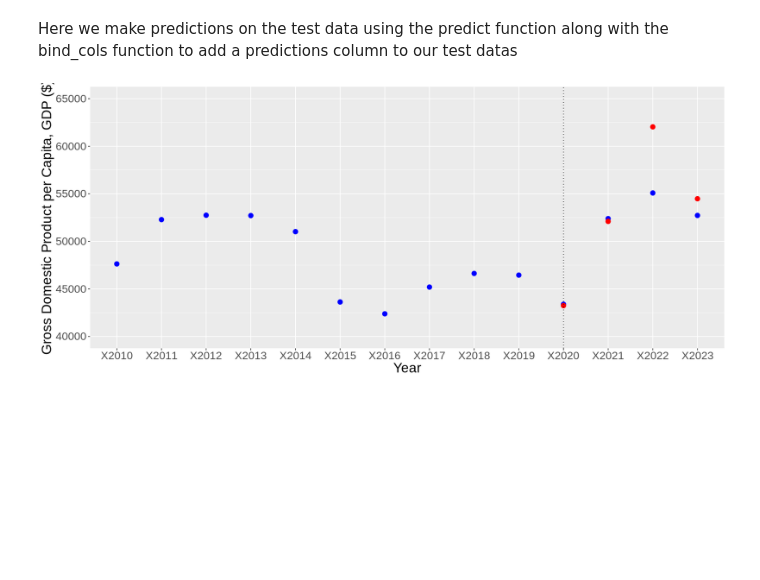
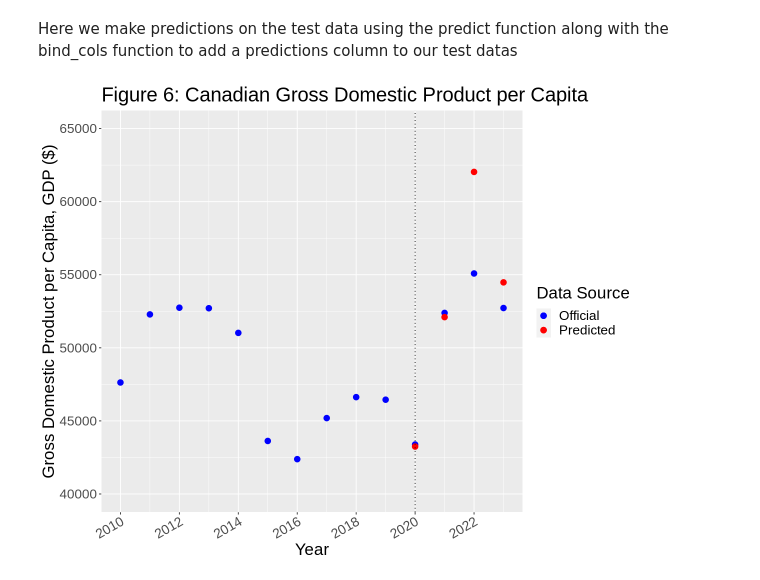
Before and after one commit to mparhar1/DSCI-100-Group-48-Project, a Jupyter notebook: data_analysis_draft.ipynb, the cells around one changed output. Saved outputs shown, nothing was run; the diff lists cells and outputs as text; code cells hidden in the pictures; blank space fills up the shorter version.

```diff
--- a/data_analysis_draft.ipynb
+++ b/data_analysis_draft.ipynb
@@ -30,13 +30,14 @@ can_economic_df <- G20_economic_data |>
                  names_to = "Year",
                  values_to = "Metric"
                 ) |>
-    group_by(Country, Year, Subject.Descriptor) |>
+    group_by(Year, Subject.Descriptor) |>
     summarise(Metric = mean(Metric, na.rm = TRUE)) |>
     pivot_wider(names_from = Subject.Descriptor,
                 values_from = Metric
                )
 
 colnames(can_economic_df) <- make.names(colnames(can_economic_df), unique = TRUE)
+can_economic_df$Year <- as.integer(gsub("X", "", can_economic_df$Year))
 
 can_economic_df
 # %% [output]
@@ -222,7 +250,17 @@ A grouped_df: 4 × 7
 # %%
-can_gdp_preds <- lm_fit_can |>
-    predict(can_post_2020_econ_stats) |>
-    bind_cols(can_post_2020_econ_stats)
+can_gdp_preds_values <- tibble(Year = c(2020, 2021, 2022, 2023),
+                      Gross.domestic.product.per.capita..current.prices = c(43244.82, 52099.60, 62034.42, 54477.86)
+                     )
+attr(can_gdp_preds_values, "title") <- "Table 3: Summary of the Model's Predictions"
 
-can_gdp_preds
+can_full_pandemic_gdp_stats_with_preds <- lm_fit_can |>
+    predict(can_pandemic_econ_df) |>
+    bind_cols(can_pandemic_econ_df)
+attr(can_full_pandemic_gdp_stats_with_preds, "title") <- "Table 4: Full Summary of the Pandemic-Era Economic Data with the Predictions"
+
+cat(attr(can_gdp_preds_values, "title"), "\n")
+can_gdp_preds_values
+
+cat(attr(can_full_pandemic_gdp_stats_with_preds, "title"), "\n")
+can_full_pandemic_gdp_stats_with_preds
 # %% [output]
@@ -236,20 +283,20 @@ A tibble: 4 × 8
 # %% [markdown]
 Here we make predictions on the test data using the predict function along with the bind_cols function to add a predictions column to our test datas
 # %%
-full_canada_data <- filter(tidy_G20_economic_data, Country == "Canada")
-pred_values <- tibble(Year = c("X2020", "X2021", "X2022", "X2023"), Gross.domestic.product.per.capita..current.prices = c(43244.82, 52099.60, 62034.42, 54477.86))
-
-options(repr.plot.height = , repr.plot.width = 14)
-can_gdp_visual <- full_canada_data |>
-    ggplot(aes(x = Year, y = Gross.domestic.product.per.capita..current.prices)) +
-        geom_point(color = "blue", size = 3) +
-        geom_point(data = pred_values, aes(x = Year, y = Gross.domestic.product.per.capita..current.prices), color = "red", size = 3) +
-        geom_vline(xintercept = "X2020", linetype = "dotted") +
-        ylim(min=40000, max=65000) +
+can_analysis_gdp_plot <- can_economic_df |>
+    ggplot(aes(x = Year, y = Gross.domestic.product.per.capita..current.prices, color = "Official")) +
+        geom_point(size = 3, show.legend = TRUE) +
+        geom_point(data = can_gdp_preds_values, aes(x = Year, y = Gross.domestic.product.per.capita..current.prices, color = "Predicted"), size = 3, show.legend = TRUE) +
+        scale_color_manual(values = c("Official" = "Blue", "Predicted" = "Red")) +    # this line is necessary to define custom colors
+        geom_vline(xintercept = 2020, linetype = "dotted") +
+        scale_x_continuous(breaks = seq(2010, 2023, by = 2)) +
+        ylim(min = 40000, max = 65000) +
         xlab("Year") +
         ylab("Gross Domestic Product per Capita, GDP ($)") +
-        theme(text = element_text(size = 20))
+        labs(color = "Data Source") +
+        ggtitle("Figure 6: Canadian Gross Domestic Product per Capita") +
+        theme(text = element_text(size = 20), axis.text.x = element_text(angle = 30, hjust = 1))
 
-can_gdp_visual
+can_analysis_gdp_plot
 # %% [output]
-[figure, old version]
+[figure, new version]
```
Also changed, not shown: parts of 11 cells of this notebook.
